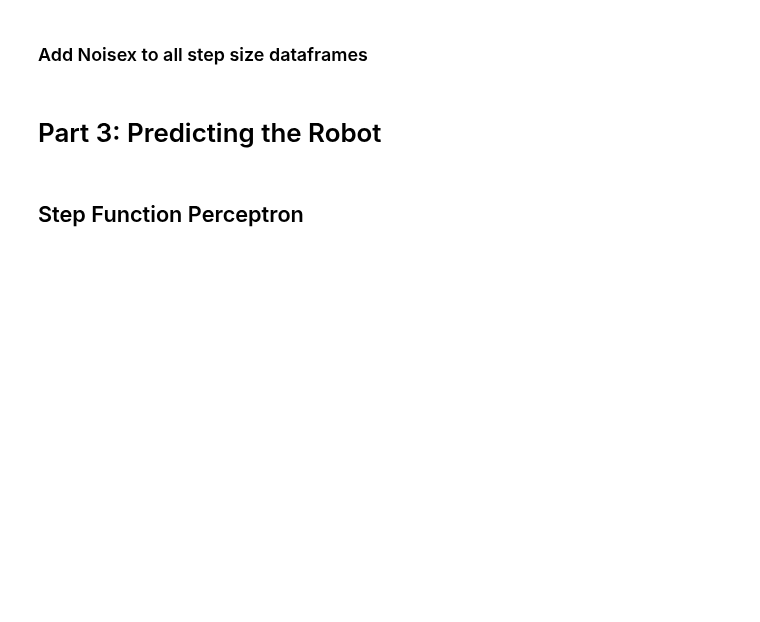
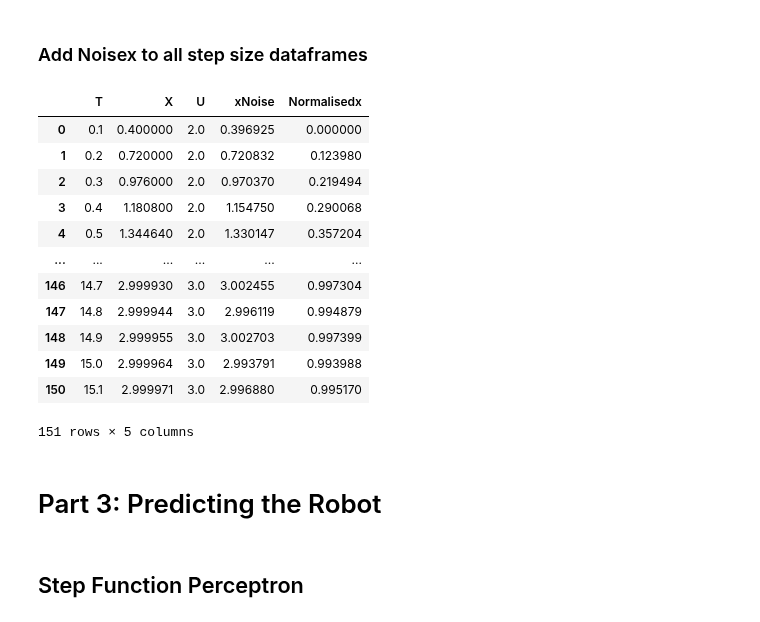
Before and after one commit to JamesDun2866/Computational-Science, a Jupyter notebook: Computational Science.ipynb, the cells around one changed output. Cells and saved outputs as stored; diff of their text form; code cells hidden in the pictures; blank space fills up the shorter version.

```diff
--- a/Computational Science.ipynb
+++ b/Computational Science.ipynb
@@ -450,3 +460,19 @@ df7['xNoise'] = XcombinedNoise7 #add Xnoise to dataframe
+# %%
+df1
+# %% [output]
+|  | T | X | U | xNoise | Normalisedx |
+| 0 | 0.1 | 0.400000 | 2.0 | 0.396925 | 0.000000 |
+| 1 | 0.2 | 0.720000 | 2.0 | 0.720832 | 0.123980 |
+| 2 | 0.3 | 0.976000 | 2.0 | 0.970370 | 0.219494 |
+| 3 | 0.4 | 1.180800 | 2.0 | 1.154750 | 0.290068 |
+| 4 | 0.5 | 1.344640 | 2.0 | 1.330147 | 0.357204 |
+| ... | ... | ... | ... | ... | ... |
+| 146 | 14.7 | 2.999930 | 3.0 | 3.002455 | 0.997304 |
+| 147 | 14.8 | 2.999944 | 3.0 | 2.996119 | 0.994879 |
+| 148 | 14.9 | 2.999955 | 3.0 | 3.002703 | 0.997399 |
+| 149 | 15.0 | 2.999964 | 3.0 | 2.993791 | 0.993988 |
+| 150 | 15.1 | 2.999971 | 3.0 | 2.996880 | 0.995170 |
+151 rows × 5 columns
 # %% [markdown]
 # Part 3: Predicting the Robot
 # %% [markdown]
```
Also changed, not shown: parts of 18 cells of this notebook.
